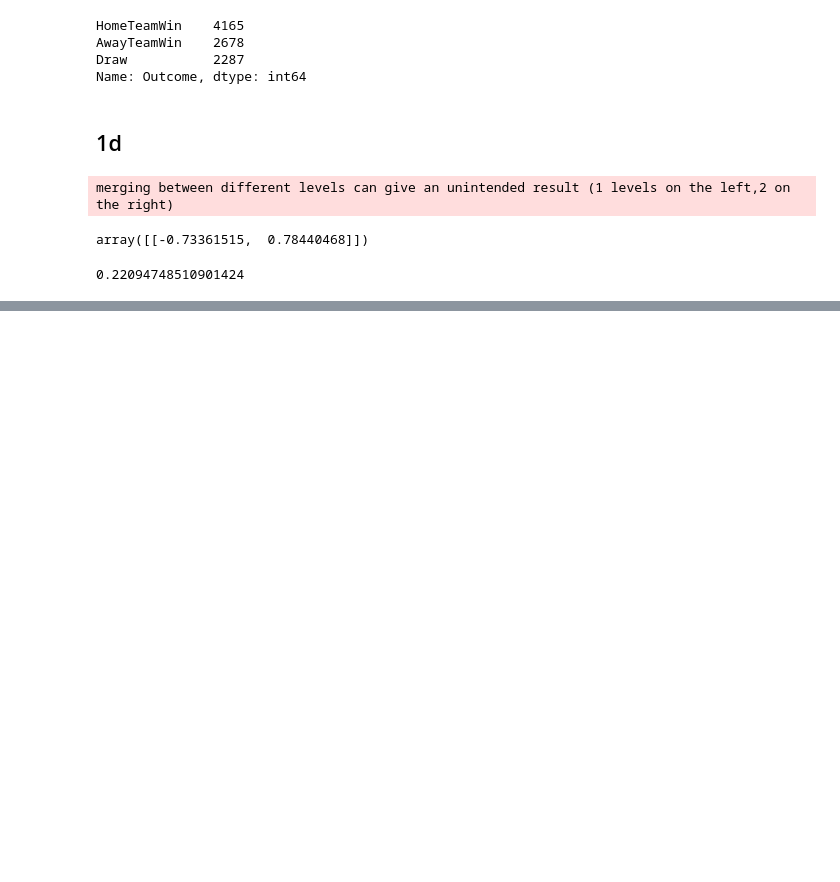
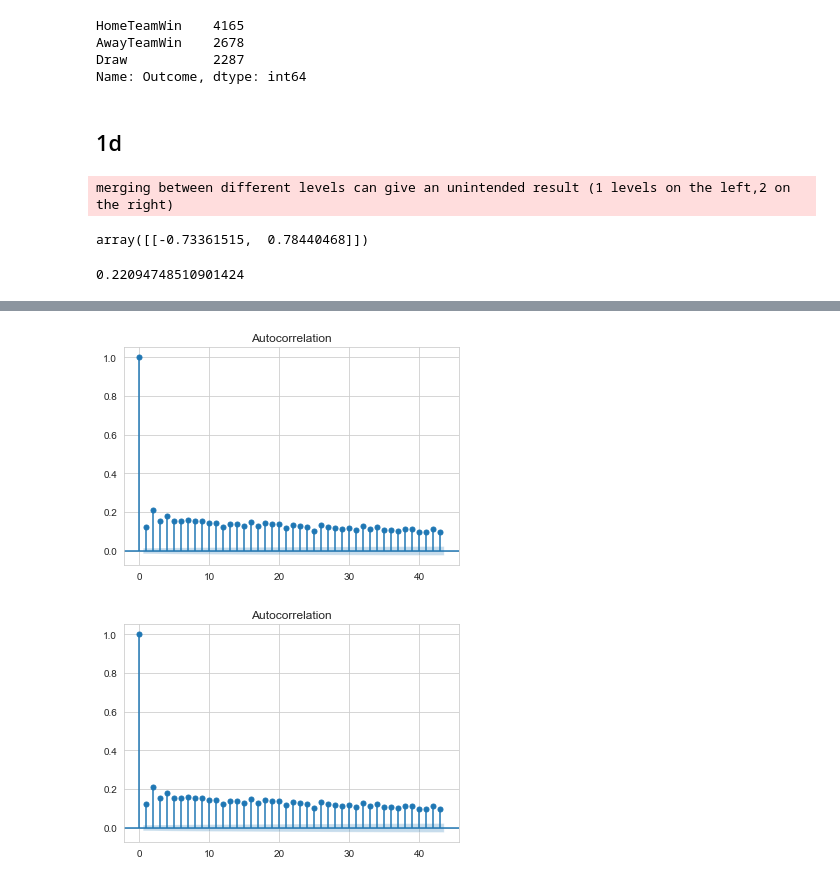
Before and after one commit to EricHe98/sports-analytics, a Jupyter notebook: hw2/hw2.ipynb, the cells around one changed output, grey strips where cells are left out. Saved outputs shown, nothing was run; the diff lists cells and outputs as text; code cells hidden in the pictures; blank space fills up the shorter version.

```diff
--- a/hw2/hw2.ipynb
+++ b/hw2/hw2.ipynb
@@ -207,0 +369,5 @@ brier_score_loss(y, pred)
+# %%
+plot_acf(df_arma.sort_values(['team', 'date'])['shots'])
+# %% [output]
+[figure, added]
+[figure, added]
```
Also changed, not shown: parts of 58 cells of this notebook, 6 other files.
